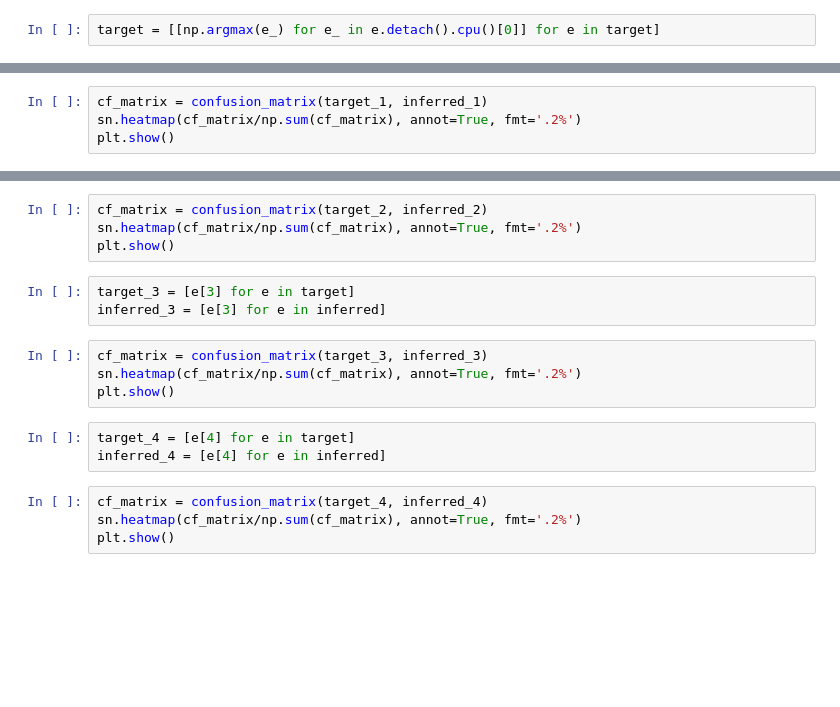
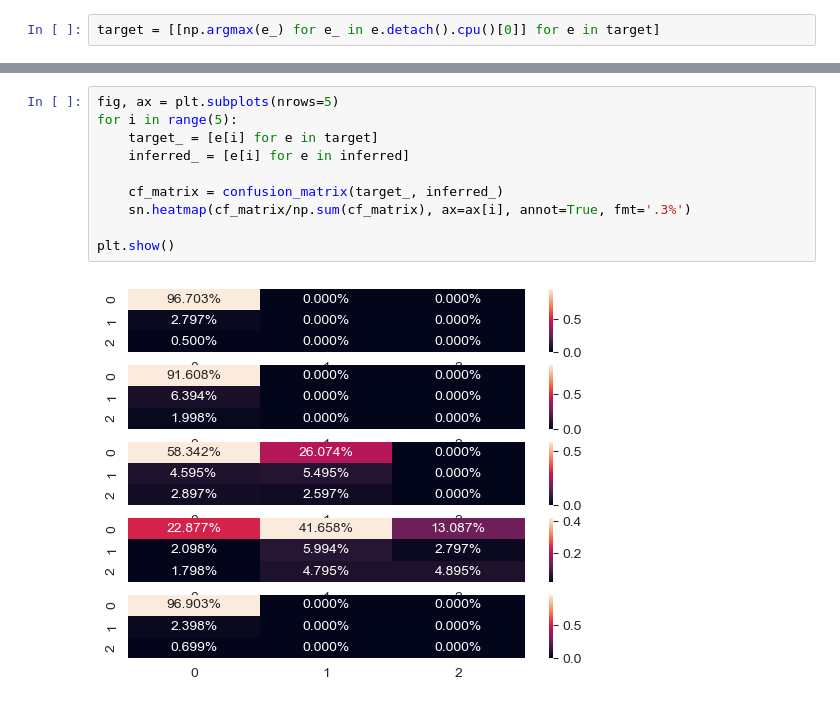
Before and after one commit to IDoCodingStuffs/python-doodles, a Jupyter notebook: rsna-2024/rsna-2024-inference.ipynb, the cells around one changed output, grey strips where cells are left out. Drawn from its saved outputs; the diff is of its cells as text; blank space fills up the shorter version.

Commit message:
Combine confusion heatmaps

```diff
--- a/rsna-2024/rsna-2024-inference.ipynb
+++ b/rsna-2024/rsna-2024-inference.ipynb
@@ -397,4 +385,0 @@ inferred_1 = [e[1] for e in inferred]
-# %%
-cf_matrix = confusion_matrix(target_1, inferred_1)
-sn.heatmap(cf_matrix/np.sum(cf_matrix), annot=True, fmt='.2%')
-plt.show()
@@ -404,18 +386,12 @@ inferred_2 = [e[2] for e in inferred]
-# %%
-cf_matrix = confusion_matrix(target_2, inferred_2)
-sn.heatmap(cf_matrix/np.sum(cf_matrix), annot=True, fmt='.2%')
-plt.show()
-# %%
-target_3 = [e[3] for e in target]
-inferred_3 = [e[3] for e in inferred]
-# %%
-cf_matrix = confusion_matrix(target_3, inferred_3)
-sn.heatmap(cf_matrix/np.sum(cf_matrix), annot=True, fmt='.2%')
-plt.show()
-# %%
-target_4 = [e[4] for e in target]
-inferred_4 = [e[4] for e in inferred]
-# %%
-cf_matrix = confusion_matrix(target_4, inferred_4)
-sn.heatmap(cf_matrix/np.sum(cf_matrix), annot=True, fmt='.2%')
-plt.show()
+# %%
+fig, ax = plt.subplots(nrows=5)
+for i in range(5):
+    target_ = [e[i] for e in target]
+    inferred_ = [e[i] for e in inferred]
+
+    cf_matrix = confusion_matrix(target_, inferred_)
+    sn.heatmap(cf_matrix/np.sum(cf_matrix), ax=ax[i], annot=True, fmt='.3%')
+
+plt.show()
+# %% [output]
+[figure, added]
```
Also changed, not shown: parts of 8 cells of this notebook.
